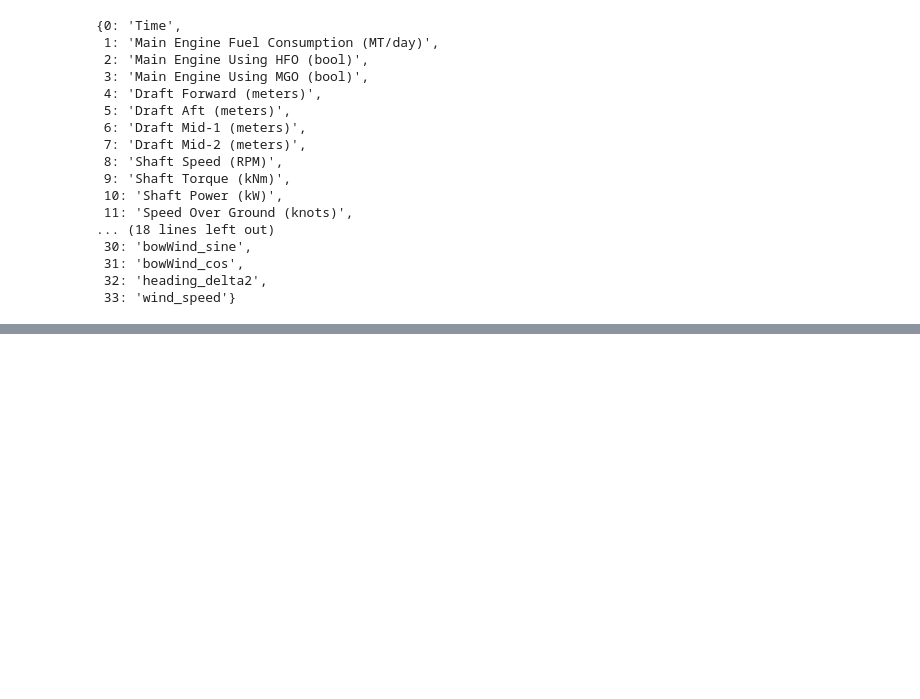
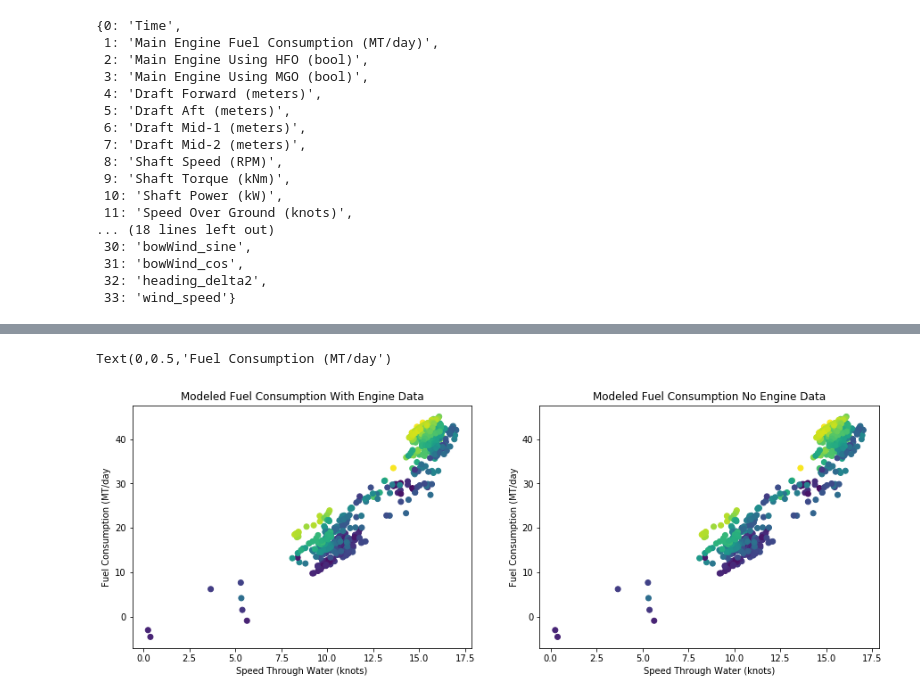
Before and after one commit to jfried23/ship, a Jupyter notebook: Simple Models.ipynb, the cells around one changed output, grey strips where cells are left out. Drawn from its saved outputs; the diff is of its cells as text; code cells hidden in the pictures; blank space fills up the shorter version.

```diff
--- a/Simple Models.ipynb
+++ b/Simple Models.ipynb
@@ -171,0 +158,22 @@ tree.DecisionTreeRegressor?
+# %%
+df_test_zero_wind = copy.deepcopy(df_test)
+df_test_zero_wind[cn[15]] = 0
+
+y_pred_no_wind = e.predict(df_test_zero_wind)
+# %%
+plt.figure(figsize=(15,5))
+plt.subplot(121)
+
+plt.scatter(df_test[cn[12]],y_pred, c=df_test[cn[15]])
+plt.title('Modeled Fuel Consumption With Engine Data')
+plt.xlabel('Speed Through Water (knots)')
+plt.ylabel('Fuel Consumption (MT/day')
+
+plt.subplot(122)
+plt.scatter(df_test[cn[12]],y_pred_no_wind, c=df_test[cn[15]])
+plt.title('Modeled Fuel Consumption No Engine Data')
+plt.xlabel('Speed Through Water (knots)')
+plt.ylabel('Fuel Consumption (MT/day')
+# %% [output]
+Text(0,0.5,'Fuel Consumption (MT/day')
+[figure, added]
```
Also changed, not shown: parts of 28 cells of this notebook, 2 other files.
